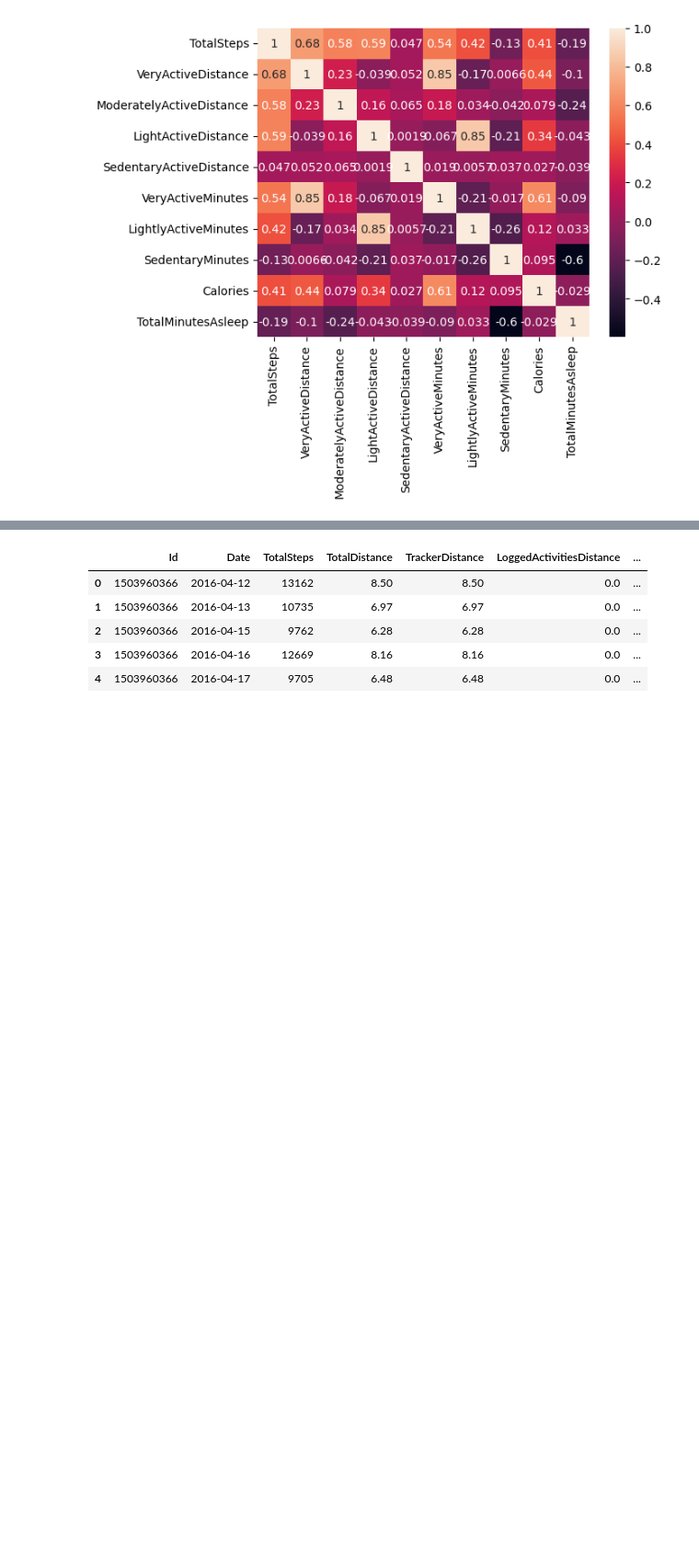
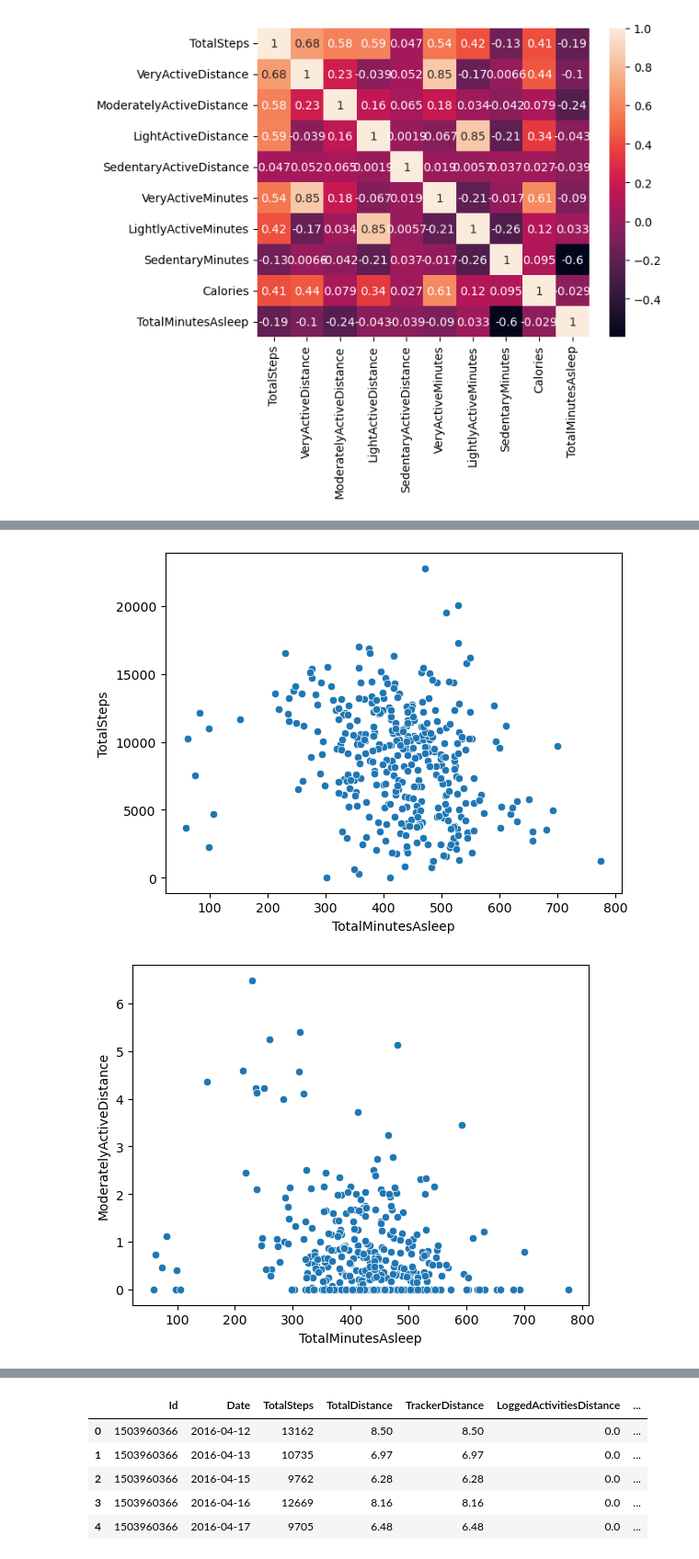
Before and after one commit to mainfranco/Fitness-Data, a Jupyter notebook: Fitness Data.ipynb, the cells around one changed output, grey strips where cells are left out. Shown at 92% size. Drawn from its saved outputs; the diff is of its cells as text; code cells hidden in the pictures; blank space fills up the shorter version.

```diff
--- a/Fitness Data.ipynb
+++ b/Fitness Data.ipynb
@@ -207,0 +210,7 @@ sns.pairplot(daily_activity_and_sleep[['TotalSteps','SedentaryActiveDistance','S
+# %%
+for i in new_features2:
+    sns.scatterplot(data=daily_activity_and_sleep,x='TotalMinutesAsleep',y=i)
+    plt.show()
+# %% [output]
+[figure, added]
+[figure, added]
```
Also changed, not shown: parts of 45 cells of this notebook.
